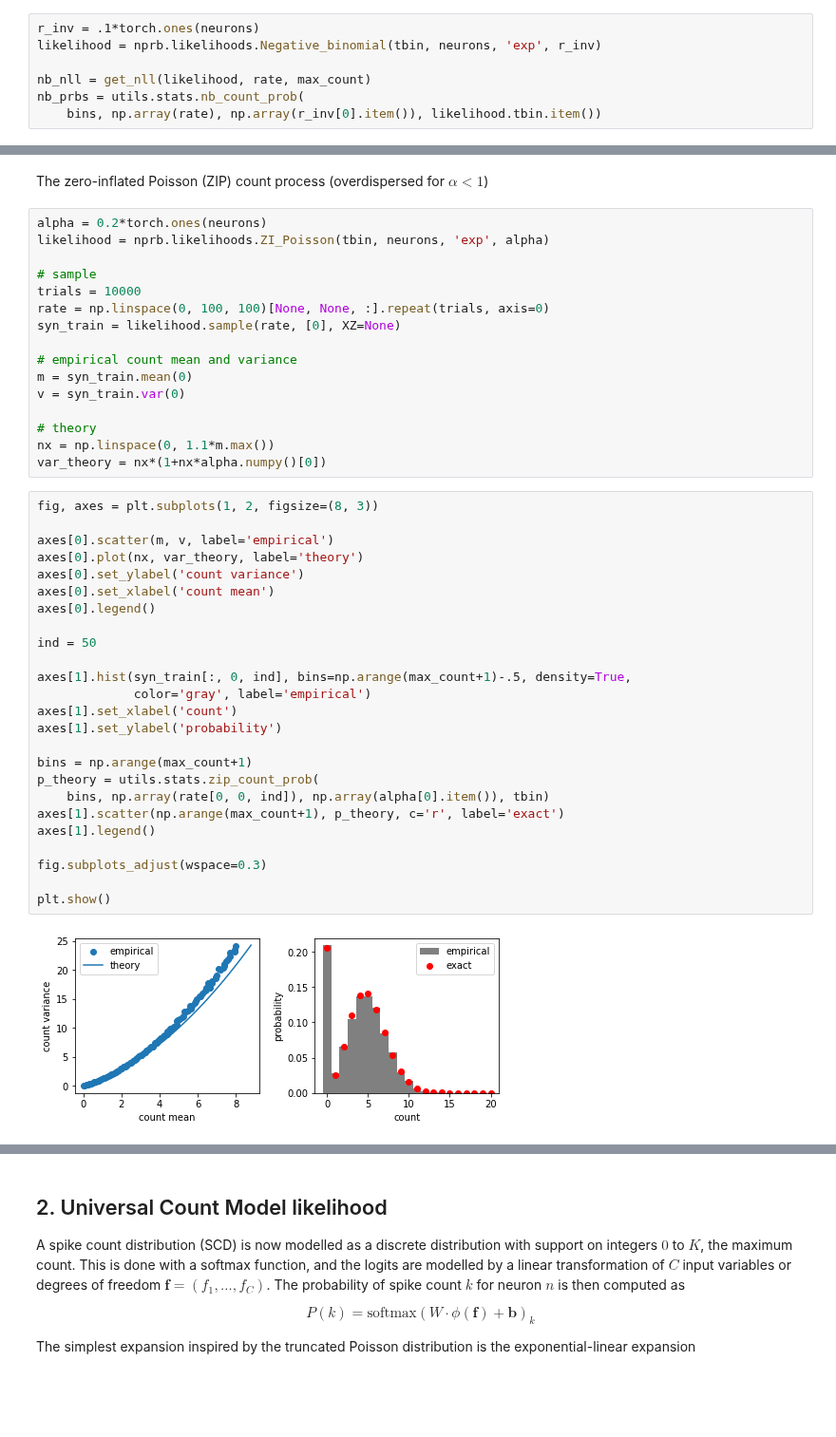
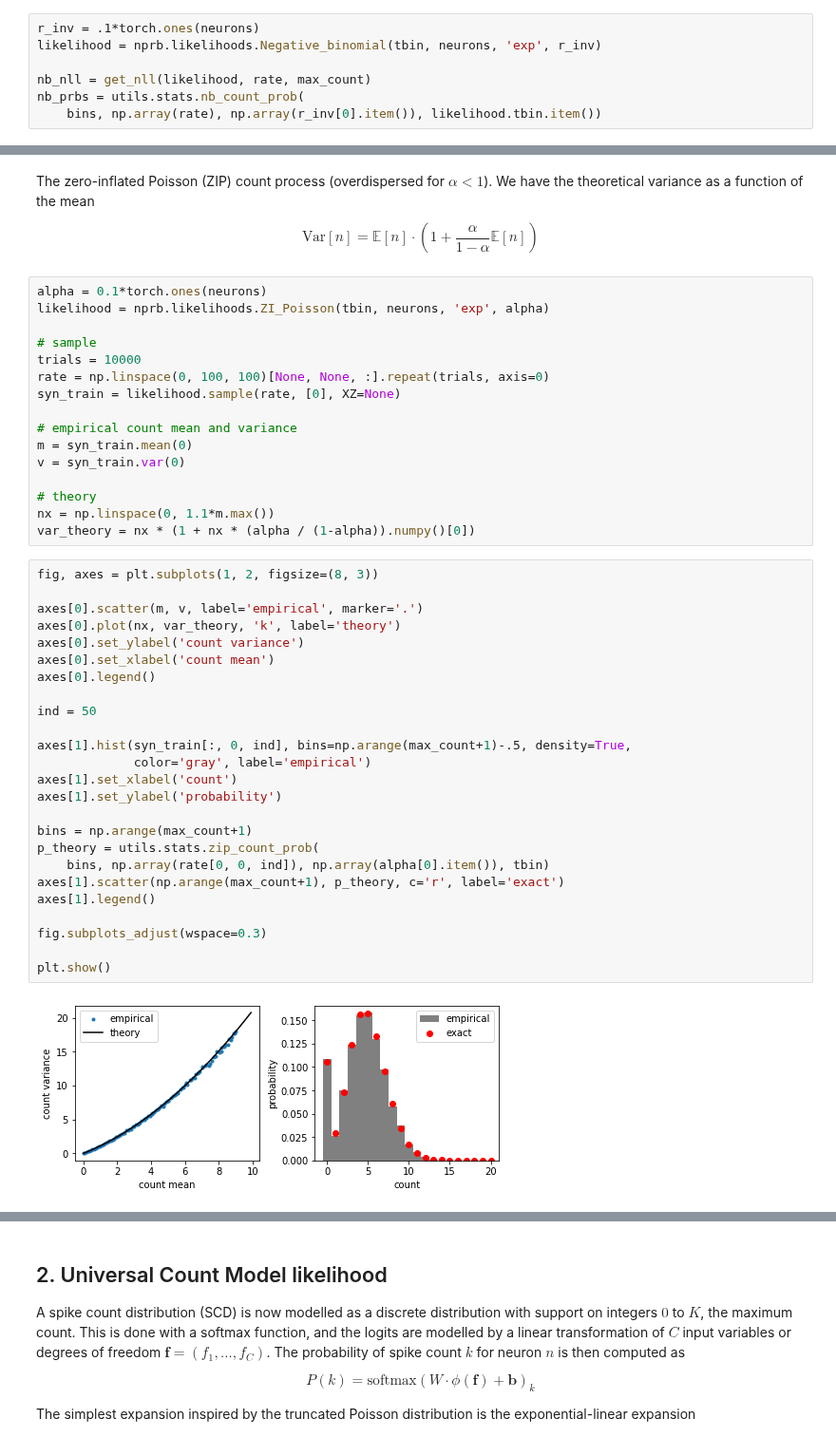
Before and after one commit to davindicode/universal-count-model, a Jupyter notebook: examples/2-spike_count_distributions.ipynb, the cells around one changed output, grey strips where cells are left out. Shown at 95% size. Saved outputs shown, nothing was run; the diff lists cells and outputs as text; blank space fills up the shorter version.

Commit message:
fix count distributions notebook

```diff
--- a/examples/2-spike_count_distributions.ipynb
+++ b/examples/2-spike_count_distributions.ipynb
@@ -103,7 +103,9 @@ plt.show()
-# %% [markdown]
-The zero-inflated Poisson (ZIP) count process (overdispersed for $\alpha < 1$)
+# %% [markdown]
+The zero-inflated Poisson (ZIP) count process (overdispersed for $\alpha < 1$). We have the theoretical variance as a function of the mean
+
+$$ \text{Var}[n] = \mathbb{E}[n] \cdot \left( 1 + \frac{\alpha}{1 - \alpha} \mathbb{E}[n] \right) $$
 # %%
-alpha = 0.2*torch.ones(neurons)
+alpha = 0.1*torch.ones(neurons)
 likelihood = nprb.likelihoods.ZI_Poisson(tbin, neurons, 'exp', alpha)
 
 # sample
@@ -117,32 +119,32 @@ v = syn_train.var(0)
 
 # theory
 nx = np.linspace(0, 1.1*m.max())
-var_theory = nx*(1+nx*alpha.numpy()[0])
+var_theory = nx * (1 + nx * (alpha / (1-alpha)).numpy()[0])
 # %%
 fig, axes = plt.subplots(1, 2, figsize=(8, 3))
 
-axes[0].scatter(m, v, label='empirical')
-axes[0].plot(nx, var_theory, label='theory')
+axes[0].scatter(m, v, label='empirical', marker='.')
+axes[0].plot(nx, var_theory, 'k', label='theory')
 axes[0].set_ylabel('count variance')
 axes[0].set_xlabel('count mean')
 axes[0].legend()
 
 ind = 50
 
 axes[1].hist(syn_train[:, 0, ind], bins=np.arange(max_count+1)-.5, density=True,
              color='gray', label='empirical')
 axes[1].set_xlabel('count')
 axes[1].set_ylabel('probability')
 
 bins = np.arange(max_count+1)
 p_theory = utils.stats.zip_count_prob(
     bins, np.array(rate[0, 0, ind]), np.array(alpha[0].item()), tbin)
 axes[1].scatter(np.arange(max_count+1), p_theory, c='r', label='exact')
 axes[1].legend()
 
 fig.subplots_adjust(wspace=0.3)
 
 plt.show()
 # %% [output]
-[figure, old version]
+[figure, new version]
 # %% [markdown]
```
Also changed, not shown: parts of 9 cells of this notebook, 5 other files.
